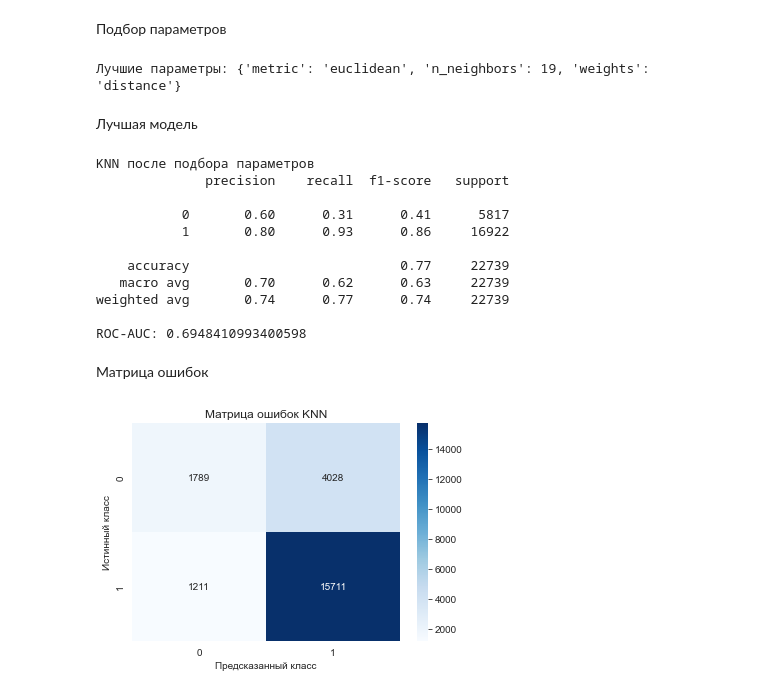
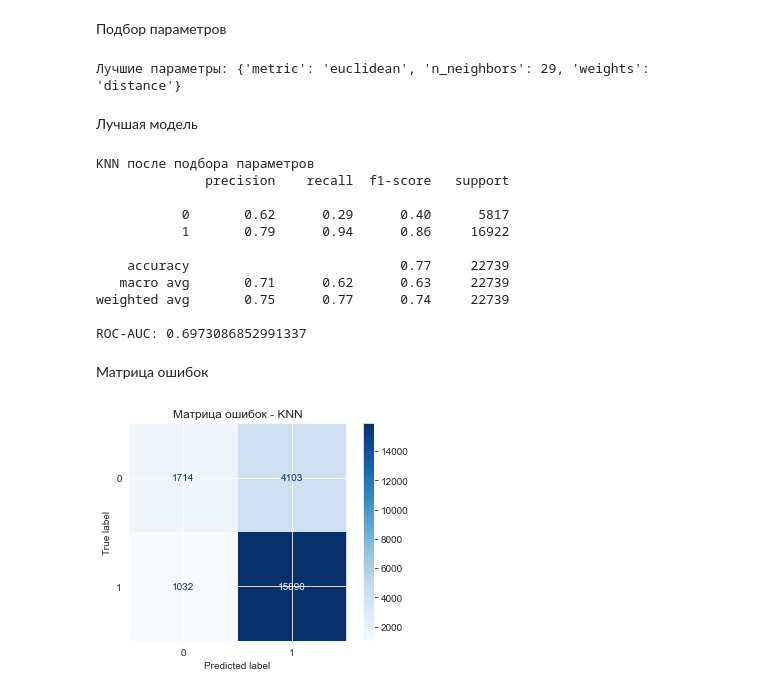
Before and after one commit to Sus-arch/Wine-Reviews-ML, a Jupyter notebook: classification/solution.ipynb, the cells around one changed output. Cells and saved outputs as stored; diff of their text form; code cells hidden in the pictures.

Commit message:
update metrics and grid search ov params

```diff
--- a/classification/solution.ipynb
+++ b/classification/solution.ipynb
@@ -282,7 +282,7 @@ ROC-AUC: 0.6343919101601728
 Подбор параметров
 # %%
 param_grid = {
-    'n_neighbors': range(10, 20),
+    'n_neighbors': range(5, 31, 2),
     'weights': ['uniform', 'distance'],
     'metric': ['euclidean', 'manhattan']
 }
@@ -292,7 +292,7 @@ grid.fit(X_train, y_train)
 
 print("Лучшие параметры:", grid.best_params_)
 # %% [output]
-Лучшие параметры: {'metric': 'euclidean', 'n_neighbors': 19, 'weights': 'distance'}
+Лучшие параметры: {'metric': 'euclidean', 'n_neighbors': 29, 'weights': 'distance'}
 # %% [markdown]
 Лучшая модель
 # %%
@@ -307,23 +307,22 @@ print("ROC-AUC:", roc_auc_score(y_test, y_proba_best))
 KNN после подбора параметров
               precision    recall  f1-score   support
 
-           0       0.60      0.31      0.41      5817
-           1       0.80      0.93      0.86     16922
+           0       0.62      0.29      0.40      5817
+           1       0.79      0.94      0.86     16922
 
     accuracy                           0.77     22739
-   macro avg       0.70      0.62      0.63     22739
-weighted avg       0.74      0.77      0.74     22739
+   macro avg       0.71      0.62      0.63     22739
+weighted avg       0.75      0.77      0.74     22739
 
-ROC-AUC: 0.6948410993400598
+ROC-AUC: 0.6973086852991337
 # %% [markdown]
 Матрица ошибок
-# %%
-cm = confusion_matrix(y_test, y_pred_best)
-plt.figure(figsize=(6,4))
-sns.heatmap(cm, annot=True, fmt="d", cmap="Blues", xticklabels=[0,1], yticklabels=[0,1])
-plt.xlabel("Предсказанный класс")
-plt.ylabel("Истинный класс")
-plt.title("Матрица ошибок KNN")
-plt.show()
-# %% [output]
-[figure, removed]
+# %%
+from sklearn.metrics import ConfusionMatrixDisplay, RocCurveDisplay, PrecisionRecallDisplay
+
+
+ConfusionMatrixDisplay.from_estimator(best_knn, X_test, y_test, cmap="Blues")
+plt.title("Матрица ошибок - KNN")
+plt.show()
+# %% [output]
+[figure, added]
```
Also changed, not shown: parts of 6 cells of this notebook.
